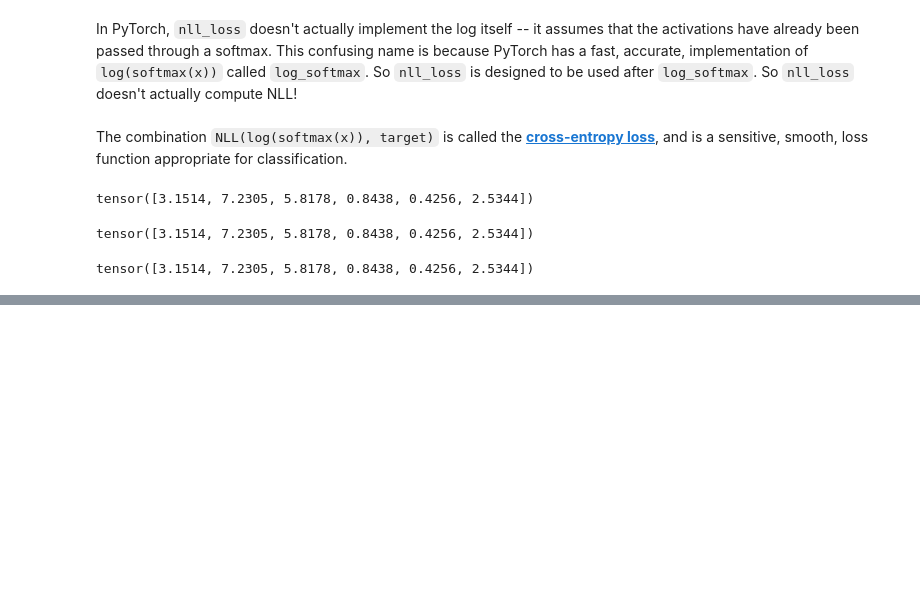
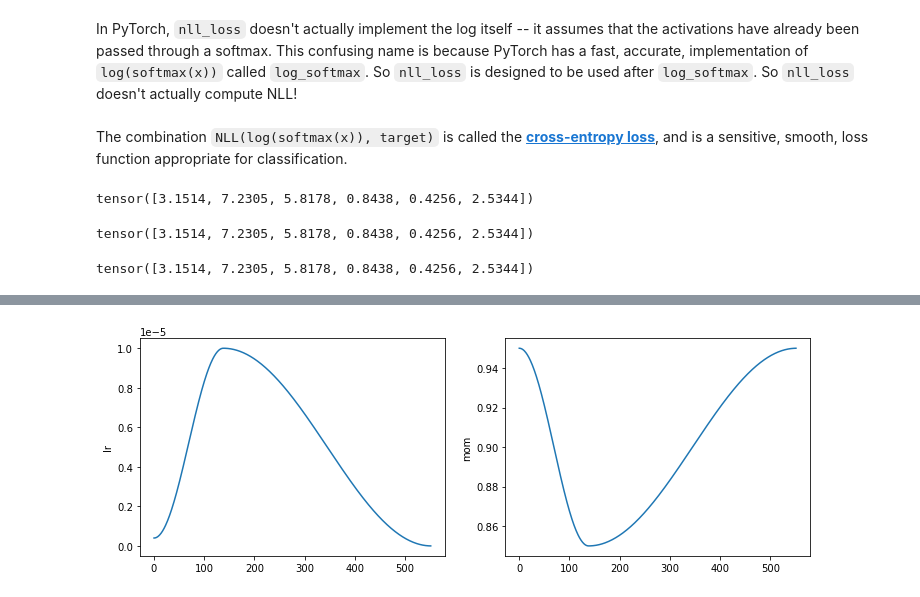
Before and after one commit to jaryaman/fastai-v4, a Jupyter notebook: notebooks/03-JA-image-classification.ipynb, the cells around one changed output, grey strips where cells are left out. Saved outputs shown, nothing was run; the diff lists cells and outputs as text; code cells hidden in the pictures; blank space fills up the shorter version.

```diff
--- a/notebooks/03-JA-image-classification.ipynb
+++ b/notebooks/03-JA-image-classification.ipynb
@@ -178,0 +234,2 @@ tensor([3.1514, 7.2305, 5.8178, 0.8438, 0.4256, 2.5344])
+# %%
+learn.fit_one_cycle(6, lr_max=1e-5)
@@ -178,0 +244,4 @@ tensor([3.1514, 7.2305, 5.8178, 0.8438, 0.4256, 2.5344])
+# %%
+learn.recorder.plot_sched()
+# %% [output]
+[figure, added]
```
Also changed, not shown: parts of 43 cells of this notebook.
